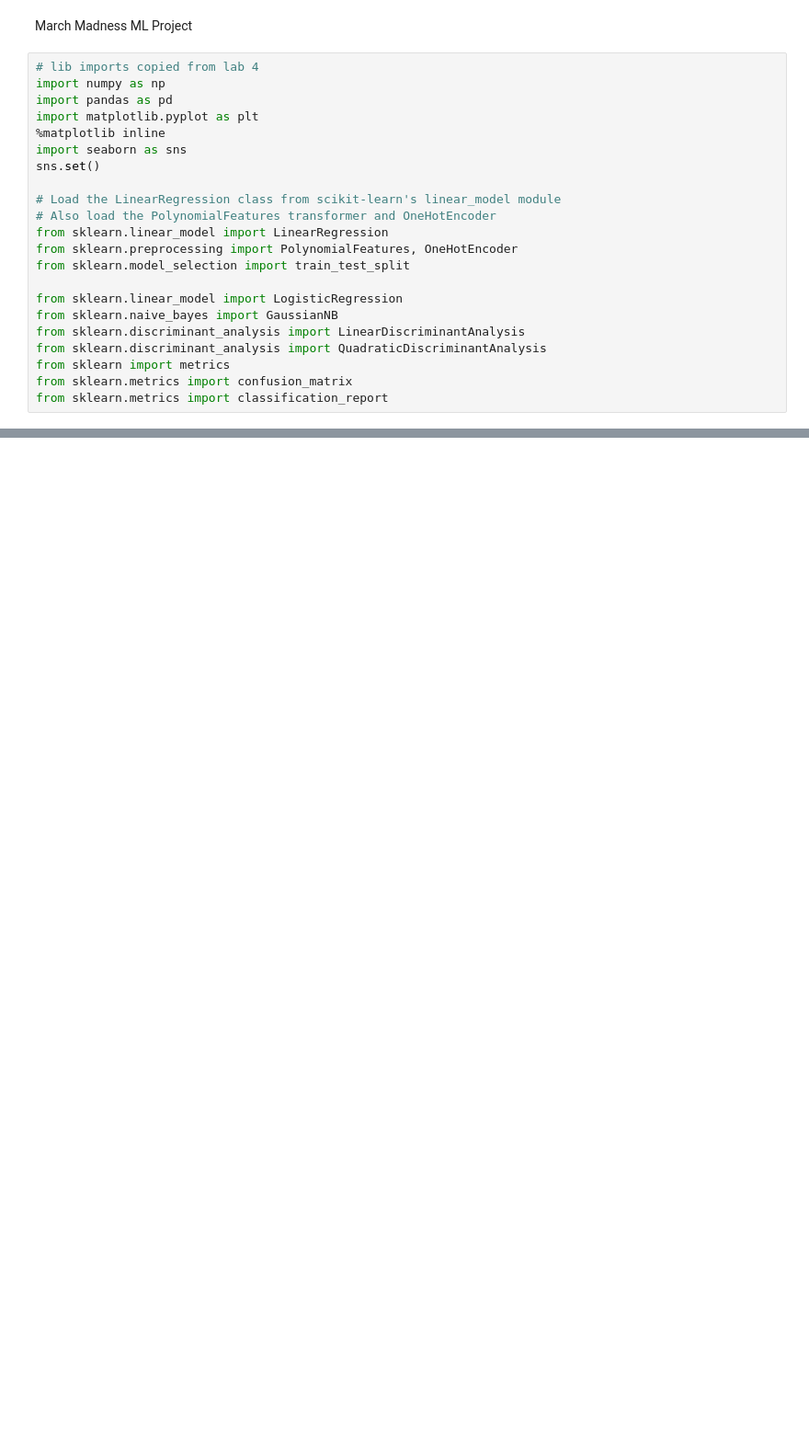
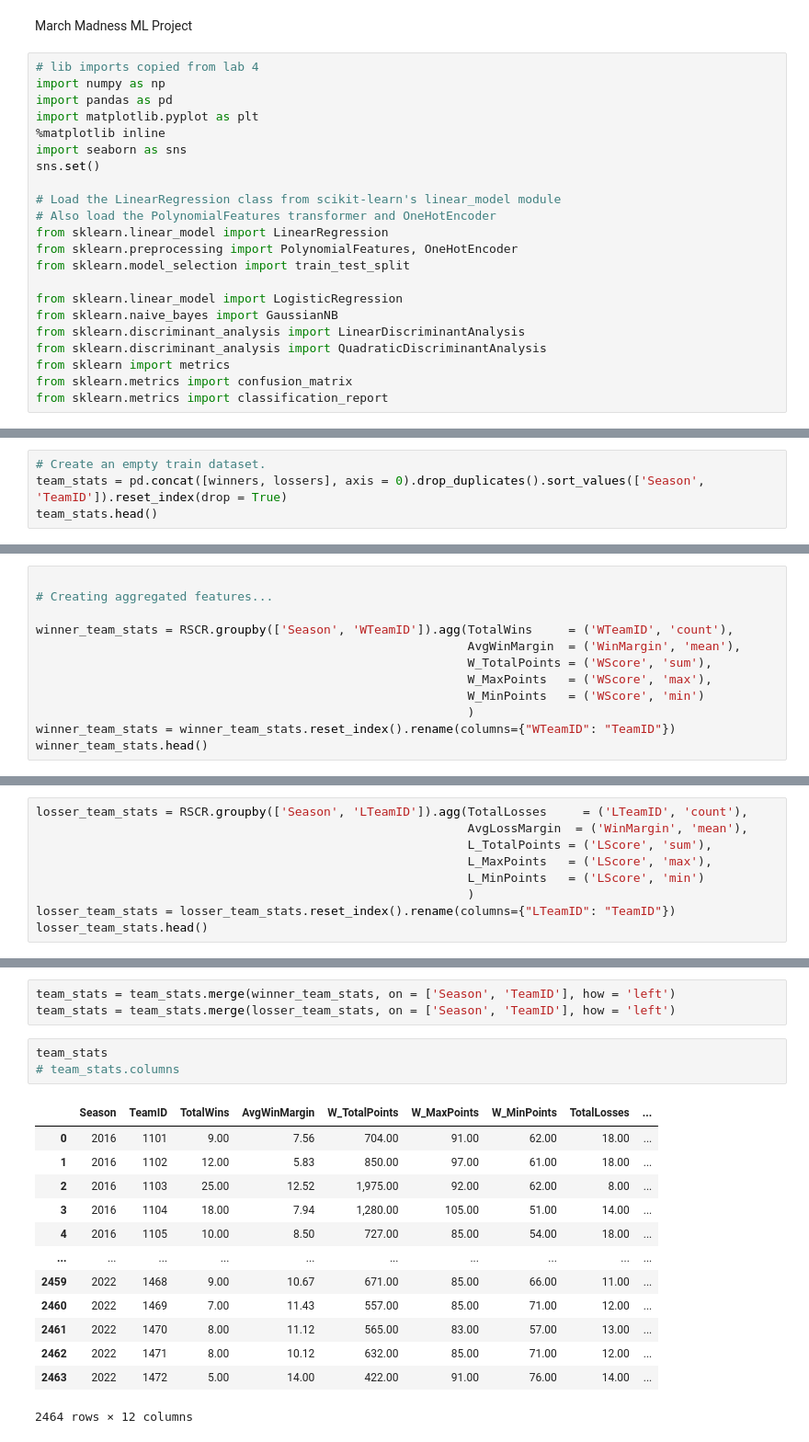
Before and after one commit to Spencer-Duncan/EECE-397B, a Jupyter notebook: Final Project/main.ipynb, the cells around one changed output, grey strips where cells are left out. Shown at 92% size. Saved outputs shown, nothing was run; the diff lists cells and outputs as text; blank space fills up the shorter version.

```diff
--- a/Final Project/main.ipynb
+++ b/Final Project/main.ipynb
@@ -74,0 +158,4 @@ RSDR['WLoc'].replace({'H' : 0, 'A' : 1, 'N' : 2}, inplace = True)
+# %%
+# Create an empty train dataset.
+team_stats = pd.concat([winners, lossers], axis = 0).drop_duplicates().sort_values(['Season', 'TeamID']).reset_index(drop = True)
+team_stats.head()
@@ -74,0 +169,12 @@ RSDR['WLoc'].replace({'H' : 0, 'A' : 1, 'N' : 2}, inplace = True)
+# %%
+
+# Creating aggregated features...
+
+winner_team_stats = RSCR.groupby(['Season', 'WTeamID']).agg(TotalWins     = ('WTeamID', 'count'),
+                                                            AvgWinMargin  = ('WinMargin', 'mean'),
+                                                            W_TotalPoints = ('WScore', 'sum'),
+                                                            W_MaxPoints   = ('WScore', 'max'),
+                                                            W_MinPoints   = ('WScore', 'min')
+                                                            )
+winner_team_stats = winner_team_stats.reset_index().rename(columns={"WTeamID": "TeamID"})
+winner_team_stats.head()
@@ -74,0 +188,9 @@ RSDR['WLoc'].replace({'H' : 0, 'A' : 1, 'N' : 2}, inplace = True)
+# %%
+losser_team_stats = RSCR.groupby(['Season', 'LTeamID']).agg(TotalLosses     = ('LTeamID', 'count'),
+                                                            AvgLossMargin  = ('WinMargin', 'mean'),
+                                                            L_TotalPoints = ('LScore', 'sum'),
+                                                            L_MaxPoints   = ('LScore', 'max'),
+                                                            L_MinPoints   = ('LScore', 'min')
+                                                            )
+losser_team_stats = losser_team_stats.reset_index().rename(columns={"LTeamID": "TeamID"})
+losser_team_stats.head()
@@ -74,0 +204,20 @@ RSDR['WLoc'].replace({'H' : 0, 'A' : 1, 'N' : 2}, inplace = True)
+# %%
+team_stats = team_stats.merge(winner_team_stats, on = ['Season', 'TeamID'], how = 'left')
+team_stats = team_stats.merge(losser_team_stats, on = ['Season', 'TeamID'], how = 'left')
+# %%
+team_stats
+# team_stats.columns
+# %% [output]
+|  | Season | TeamID | TotalWins | AvgWinMargin | W_TotalPoints | W_MaxPoints | W_MinPoints | TotalLosses | ... |
+| 0 | 2016 | 1101 | 9.00 | 7.56 | 704.00 | 91.00 | 62.00 | 18.00 | ... |
+| 1 | 2016 | 1102 | 12.00 | 5.83 | 850.00 | 97.00 | 61.00 | 18.00 | ... |
+| 2 | 2016 | 1103 | 25.00 | 12.52 | 1,975.00 | 92.00 | 62.00 | 8.00 | ... |
+| 3 | 2016 | 1104 | 18.00 | 7.94 | 1,280.00 | 105.00 | 51.00 | 14.00 | ... |
+| 4 | 2016 | 1105 | 10.00 | 8.50 | 727.00 | 85.00 | 54.00 | 18.00 | ... |
+| ... | ... | ... | ... | ... | ... | ... | ... | ... | ... |
+| 2459 | 2022 | 1468 | 9.00 | 10.67 | 671.00 | 85.00 | 66.00 | 11.00 | ... |
+| 2460 | 2022 | 1469 | 7.00 | 11.43 | 557.00 | 85.00 | 71.00 | 12.00 | ... |
+| 2461 | 2022 | 1470 | 8.00 | 11.12 | 565.00 | 83.00 | 57.00 | 13.00 | ... |
+| 2462 | 2022 | 1471 | 8.00 | 10.12 | 632.00 | 85.00 | 71.00 | 12.00 | ... |
+| 2463 | 2022 | 1472 | 5.00 | 14.00 | 422.00 | 91.00 | 76.00 | 14.00 | ... |
+2464 rows × 12 columns
```
Also changed, not shown: parts of 14 cells of this notebook.
